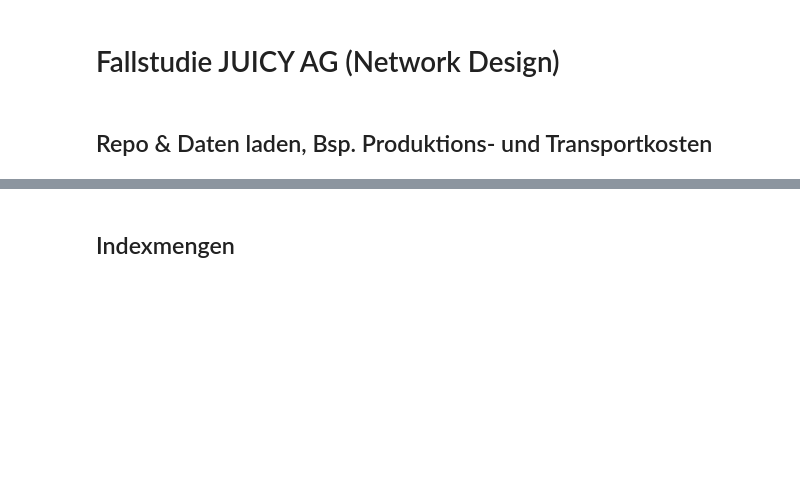
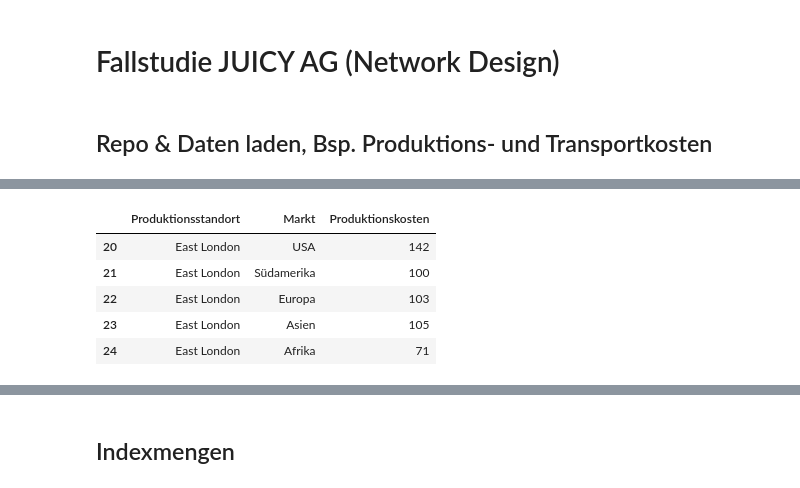
Before and after one commit to AlexKressner/WS25_Supply_Chain_Optimierung, a Jupyter notebook: Fallstudie_Juicy_AG.ipynb, the cells around one changed output, grey strips where cells are left out. Saved outputs shown, nothing was run; the diff lists cells and outputs as text; code cells hidden in the pictures; blank space fills up the shorter version.

```diff
--- a/Fallstudie_Juicy_AG.ipynb
+++ b/Fallstudie_Juicy_AG.ipynb
@@ -19,5 +27,14 @@ from pyscipopt import Model, quicksum
 folder = "WS25_Supply_Chain_Optimierung/Daten/NetworkDesign"
 # %%
 operative_kosten = pd.read_csv(f"{folder}/NetworkDesign_Produktionskosten.csv", sep=";")
+# %%
+operative_kosten.tail()
+# %% [output]
+|  | Produktionsstandort | Markt | Produktionskosten |
+| 20 | East London | USA | 142 |
+| 21 | East London | Südamerika | 100 |
+| 22 | East London | Europa | 103 |
+| 23 | East London | Asien | 105 |
+| 24 | East London | Afrika | 71 |
 # %%
 operative_kosten.head()
```
Also changed, not shown: parts of 17 cells of this notebook.
